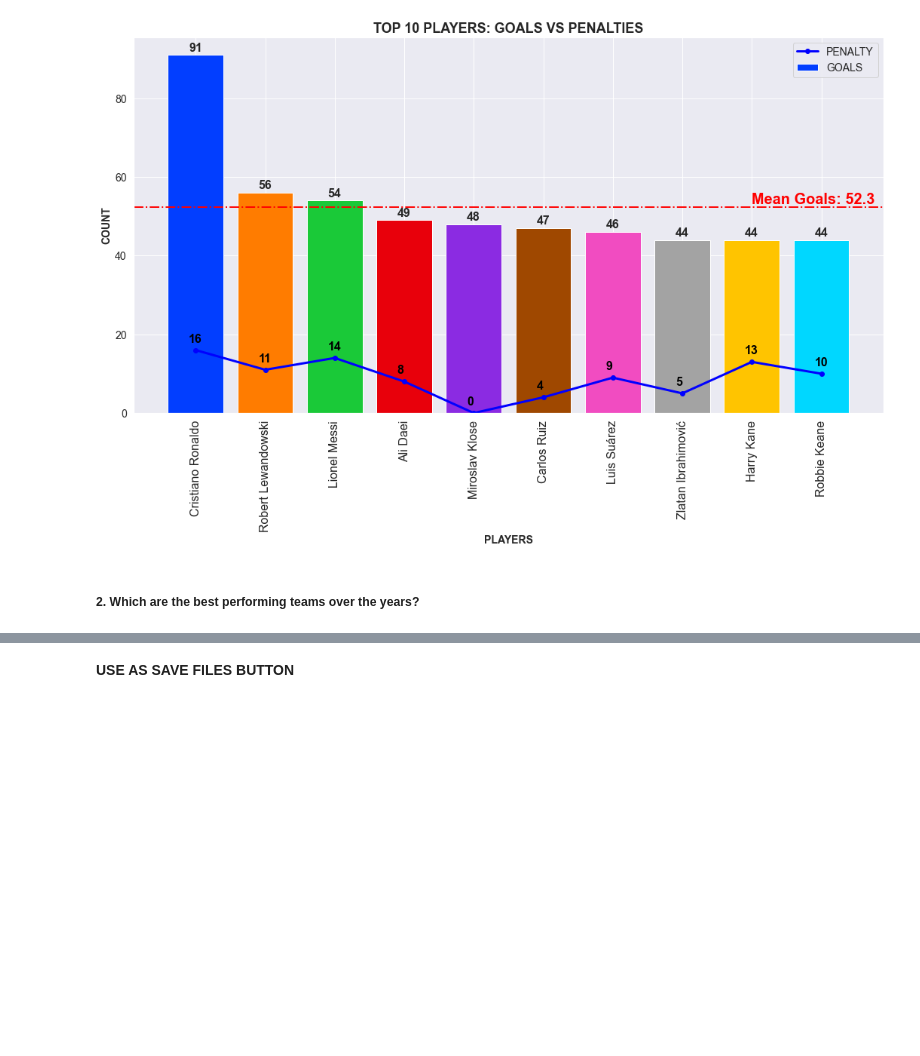
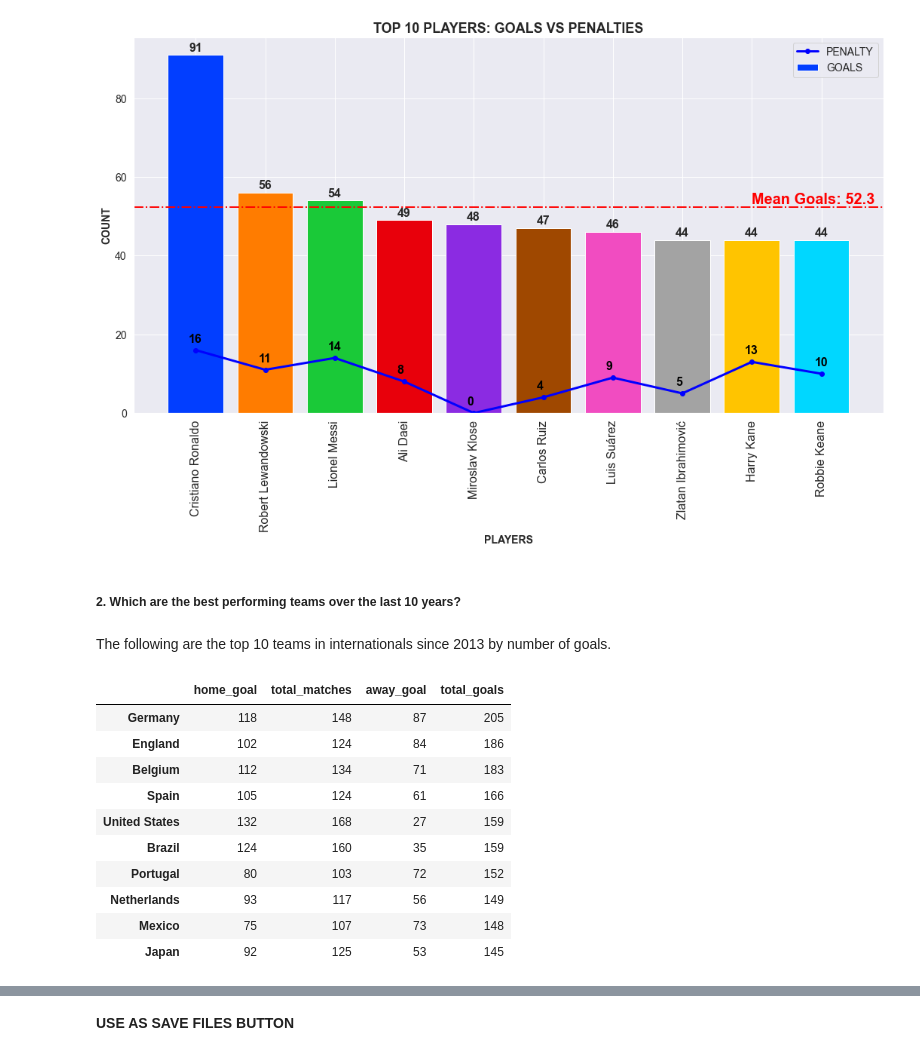
Before and after one commit to ryuukkk/football-data-analysis, a Jupyter notebook: DE_PROJECT.ipynb, the cells around one changed output, grey strips where cells are left out. Saved outputs shown, nothing was run; the diff lists cells and outputs as text; code cells hidden in the pictures; blank space fills up the shorter version.

```diff
--- a/DE_PROJECT.ipynb
+++ b/DE_PROJECT.ipynb
@@ -582,4 +571,4 @@ plt.savefig('figures/goal_vs_penalties.jpg')
 # %% [output]
 [figure]
 # %% [markdown]
-##### 2. Which are the best performing teams over the years?
+##### 2. Which are the best performing teams over the last 10 years?
@@ -585,0 +592,18 @@ plt.savefig('figures/goal_vs_penalties.jpg')
+# %% [markdown]
+The following are the top 10 teams in internationals since 2013 by number of goals.
+# %%
+top_teams['total_goals'] = top_teams['home_goal']+top_teams['away_goal']
+top_teams = top_teams.sort_values('total_goals', ascending=False).head(10)
+top_teams
+# %% [output]
+|  | home_goal | total_matches | away_goal | total_goals |
+| Germany | 118 | 148 | 87 | 205 |
+| England | 102 | 124 | 84 | 186 |
+| Belgium | 112 | 134 | 71 | 183 |
+| Spain | 105 | 124 | 61 | 166 |
+| United States | 132 | 168 | 27 | 159 |
+| Brazil | 124 | 160 | 35 | 159 |
+| Portugal | 80 | 103 | 72 | 152 |
+| Netherlands | 93 | 117 | 56 | 149 |
+| Mexico | 75 | 107 | 73 | 148 |
+| Japan | 92 | 125 | 53 | 145 |
```
Also changed, not shown: parts of 21 cells of this notebook, 11 other files.
